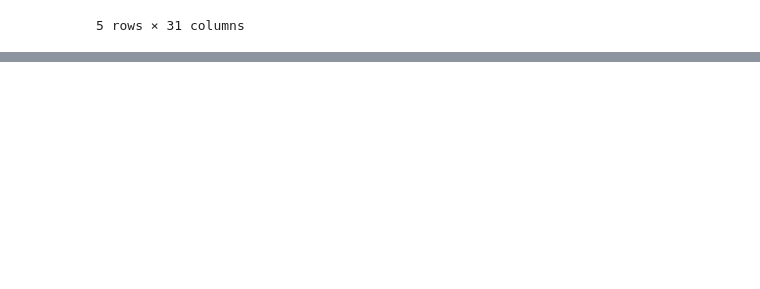
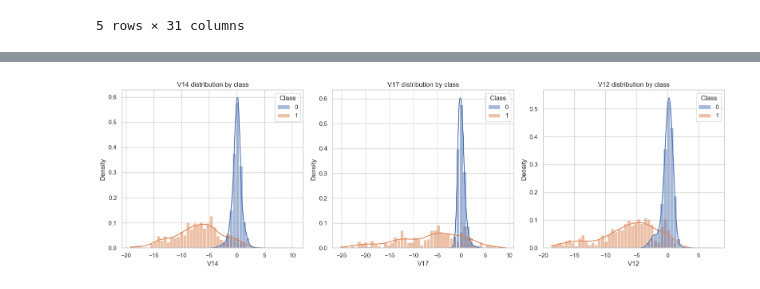
Before and after one commit to PRIYANSH29-boop/fraud-detection-explainable-ai, a Jupyter notebook: notebooks/01_eda.ipynb, the cells around one changed output, grey strips where cells are left out. Saved outputs shown, nothing was run; the diff lists cells and outputs as text; code cells hidden in the pictures; blank space fills up the shorter version.

```diff
--- a/notebooks/01_eda.ipynb
+++ b/notebooks/01_eda.ipynb
@@ -69,0 +100,5 @@ NameError: name 'df' is not defined
+# %%
+# sanity check - about time
+# convert 'Time' to hours
+df["Hour"] = (df["Time"] // 3600) % 24
+df["Hour"].describe()
@@ -69,0 +238,23 @@ NameError: name 'df' is not defined
+# %%
+features_to_plot = ["V14", "V17", "V12"]
+
+fig, axes = plt.subplots(1, 3, figsize=(16, 5))
+
+for i, feature in enumerate(features_to_plot):
+    sns.histplot(
+        data=df,
+        x=feature,
+        hue="Class",
+        stat="density",
+        common_norm=False,
+        ax=axes[i],          # <- this is the new bit: tells seaborn which panel
+        # think: do you want kde overlaid? bins?
+        kde=True,
+        bins=50
+    )
+    axes[i].set_title(f"{feature} distribution by class")
+
+plt.tight_layout()
+plt.show()
+# %% [output]
+[figure, added]
```
Also changed, not shown: parts of 14 cells of this notebook, 12 other files.
